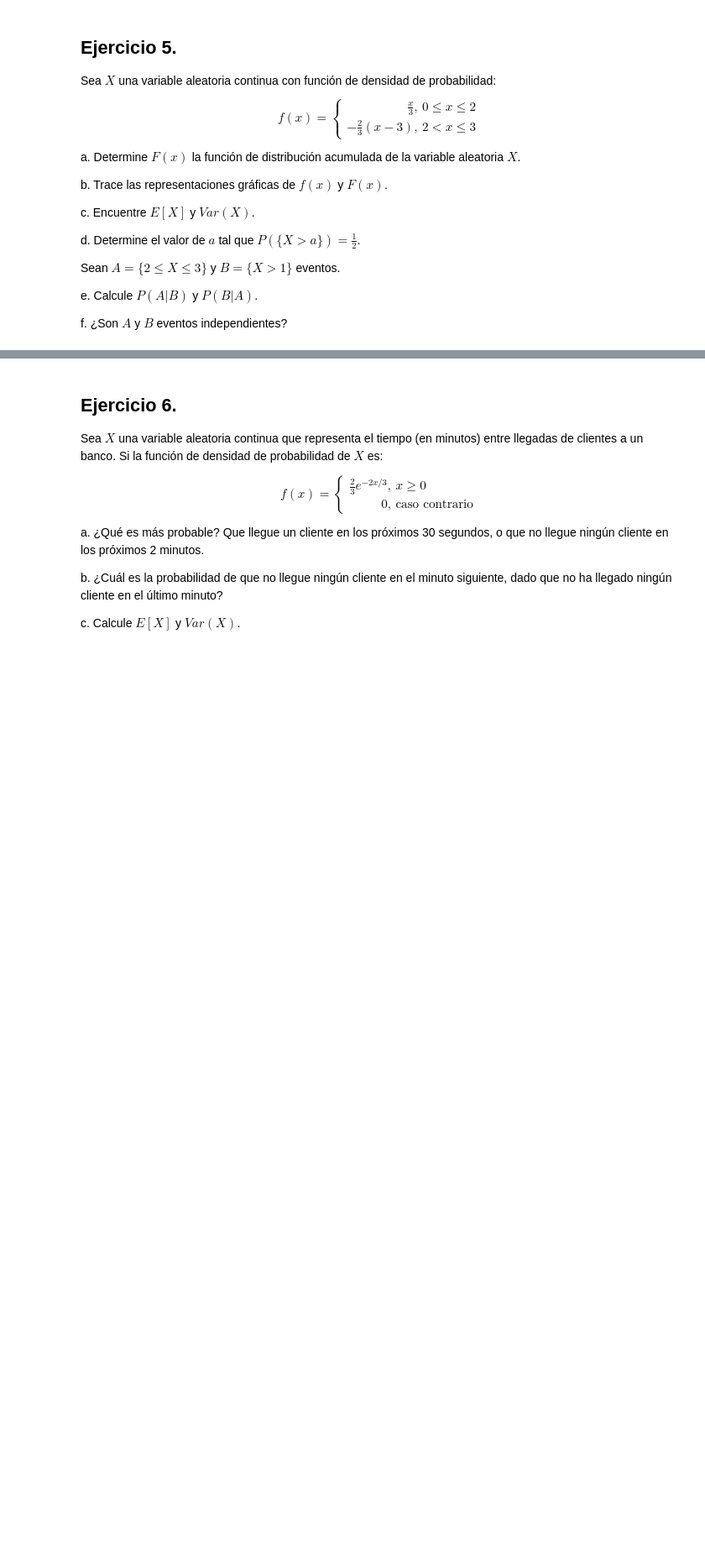
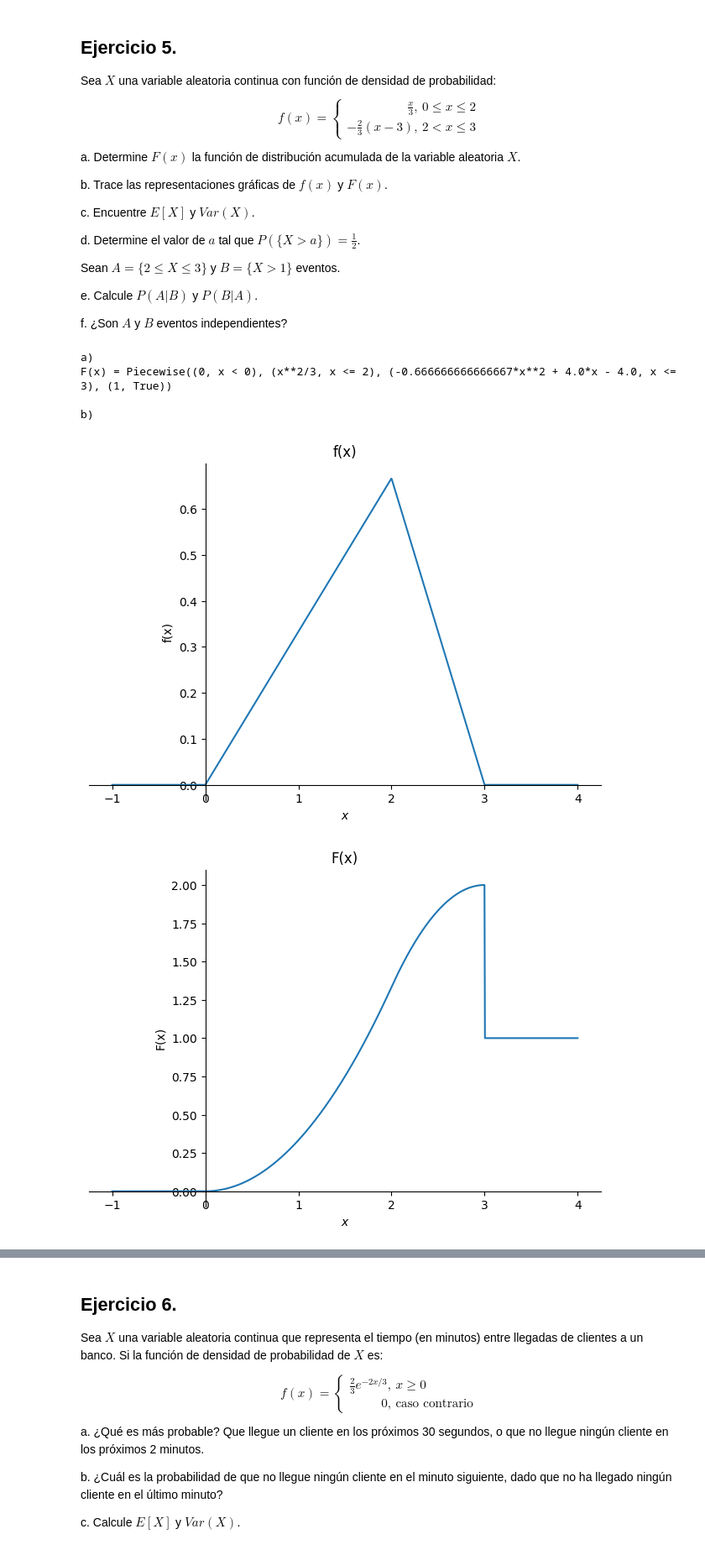
Before and after one commit to C3AC/ProbLabs, a Jupyter notebook: MM3014 - Lab 3 - Variables aleatorias.ipynb, the cells around one changed output, grey strips where cells are left out. Shown at 84% size. Saved outputs shown, nothing was run; the diff lists cells and outputs as text; code cells hidden in the pictures; blank space fills up the shorter version.

```diff
--- a/MM3014 - Lab 3 - Variables aleatorias.ipynb
+++ b/MM3014 - Lab 3 - Variables aleatorias.ipynb
@@ -198,3 +198,71 @@ Sean $A=\{2\leq X\leq 3\}$ y $B=\{X>1\}$ eventos.
 e. Calcule $P(A|B)$ y $P(B|A)$.
 
 f. ¿Son $A$ y $B$ eventos independientes?
+# %%
+import sympy as sy
+import numpy as np
+import matplotlib.pyplot as plt
+
+# Definimos las variables simbólicas
+x = sy.Symbol('x', real=True)
+t = sy.Symbol('t', real=True)
+
+# Definimos la función de densidad de probabilidad f(x)
+f_1 = x / 3  # Para 0 <= x <= 2
+f_2 = -(2 / 3) * (x - 3)  # Para 2 < x <= 3
+f = sy.Piecewise((f_1, (x >= 0) & (x <= 2)), (f_2, (x > 2) & (x <= 3)), (0, True))
+
+# a) Función de distribución acumulada F(x)
+print("a)")
+F_X = sy.Piecewise(
+    (0, x < 0),
+    (sy.integrate(f_1, (t, 0, x)), (x >= 0) & (x <= 2)),
+    (sy.integrate(f_1, (t, 0, 2)) + sy.integrate(f_2, (t, 2, x)), (x > 2) & (x <= 3)),
+    (1, x > 3)
+)
+print(f'F(x) = {sy.simplify(F_X)}')
+
+# b) Gráficas de f(x) y F(x)
+print("\nb)")
+sy.plot(f, (x, -1, 4), title='f(x)', ylabel='f(x)')
+sy.plot(F_X, (x, -1, 4), title='F(x)', ylabel='F(x)')
+plt.show()
+
+# c) Esperanza E[X] y Varianza Var(X)
+print("\nc)")
+E_X = sy.integrate(x * f, (x, 0, 3))
+E_X2 = sy.integrate(x**2 * f, (x, 0, 3))
+Var_X = E_X2 - E_X**2
+print(f'E[X] = {E_X.evalf()}')
+print(f'Var(X) = {Var_X.evalf()}')
+
+# d) Encontrar 'a' tal que P(X > a) = 1/2
+print("\nd)")
+P_greater_a = sy.Eq(1 - F_X, 1/2)
+a_solution = sy.solve(P_greater_a, x)
+print(f'El valor de a es aproximadamente: {a_solution}')
+
+# e) Calcular P(A|B) y P(B|A)
+print("\ne)")
+P_A = sy.integrate(f, (x, 2, 3))
+P_B = sy.integrate(f, (x, 1, 3))
+P_A_inter_B = sy.integrate(f, (x, 2, 3))  # A ∩ B es simplemente A porque A está contenido en B
+P_A_given_B = P_A_inter_B / P_B
+P_B_given_A = P_A_inter_B / P_A
+print(f'P(A|B) = {P_A_given_B.evalf()}')
+print(f'P(B|A) = {P_B_given_A.evalf()}')
+
+# f) Evaluar independencia de A y B
+print("\nf)")
+independence_check = P_A * P_B - P_A_inter_B
+if independence_check.evalf() == 0:
+    print("Los eventos A y B son independientes.")
+else:
+    print("Los eventos A y B NO son independientes.")
+# %% [output]
+a)
+F(x) = Piecewise((0, x < 0), (x**2/3, x <= 2), (-0.666666666666667*x**2 + 4.0*x - 4.0, x <= 3), (1, True))
+
+b)
+[figure, added]
+[figure, added]
```
Also changed, not shown: parts of 2 cells of this notebook.
